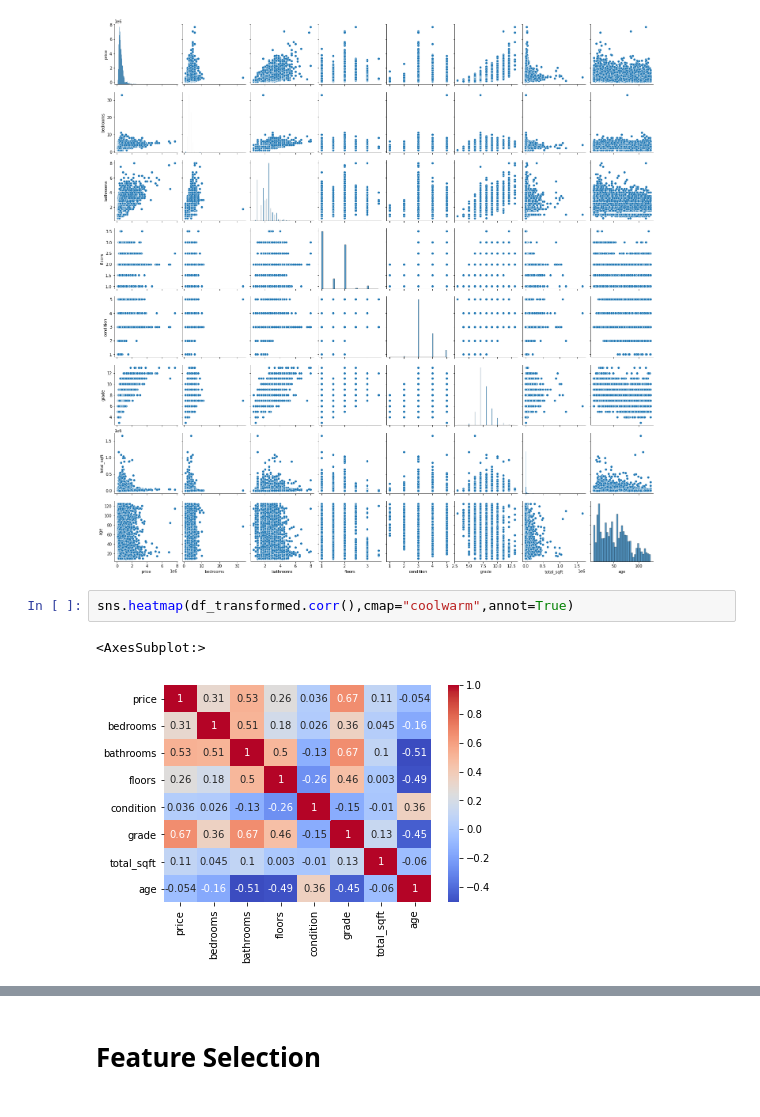
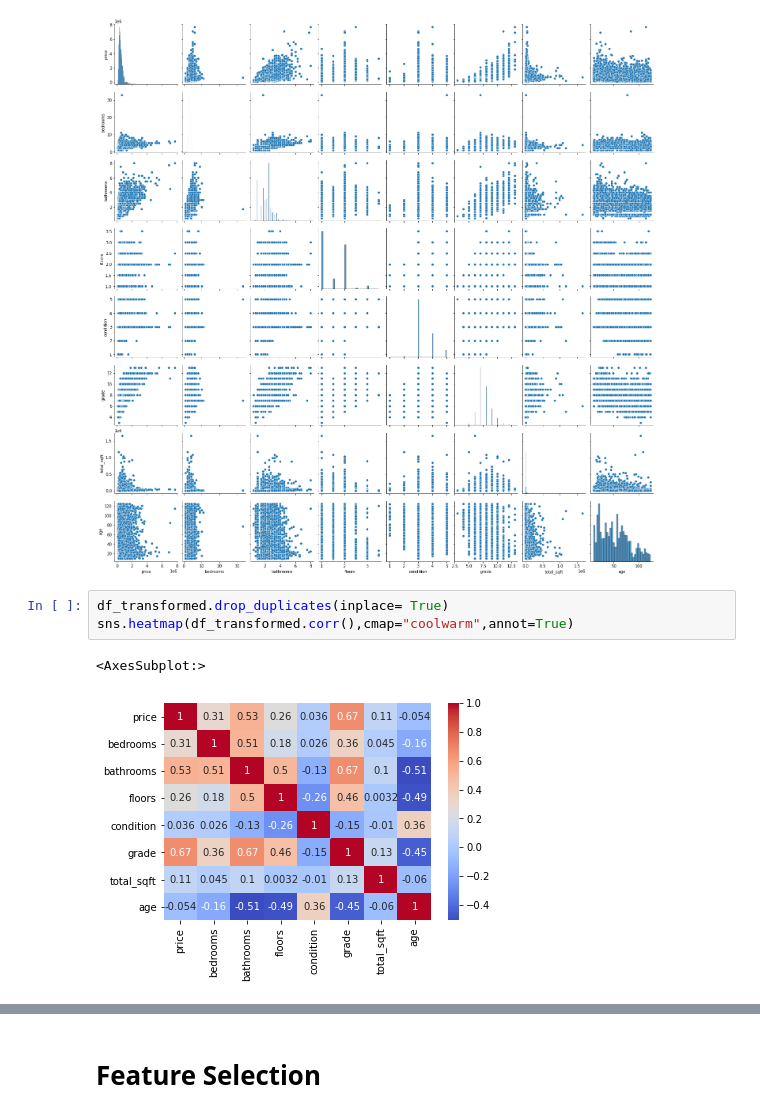
Before and after one commit to Leila-Nyambura/king-county-house-price-prediction-LRM, a Jupyter notebook: Leonard.ipynb, the cells around one changed output, grey strips where cells are left out. Saved outputs shown, nothing was run; the diff lists cells and outputs as text.

```diff
--- a/Leonard.ipynb
+++ b/Leonard.ipynb
@@ -204,10 +197,11 @@ sns.pairplot(data=df_transformed)
 <seaborn.axisgrid.PairGrid at 0x...>
 [figure]
 # %%
+df_transformed.drop_duplicates(inplace= True)
 sns.heatmap(df_transformed.corr(),cmap="coolwarm",annot=True)
 # %% [output]
 <AxesSubplot:>
-[figure, old version]
+[figure, new version]
 # %%
 df_transformed.corr()
 # %% [output]
```
Also changed, not shown: parts of 31 cells of this notebook.
